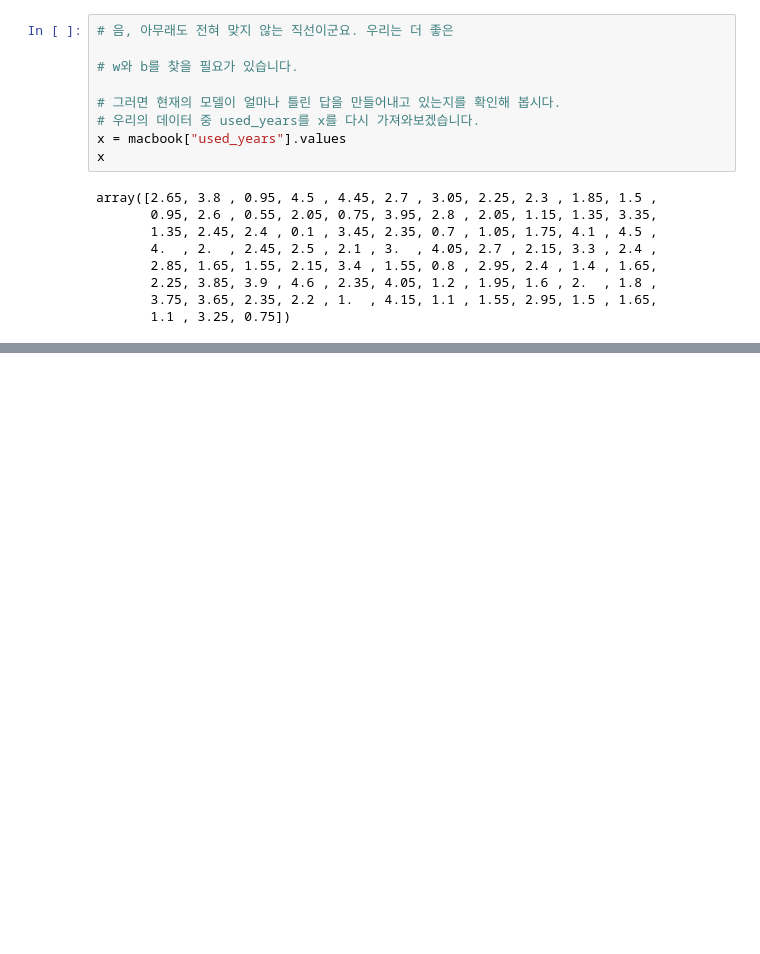
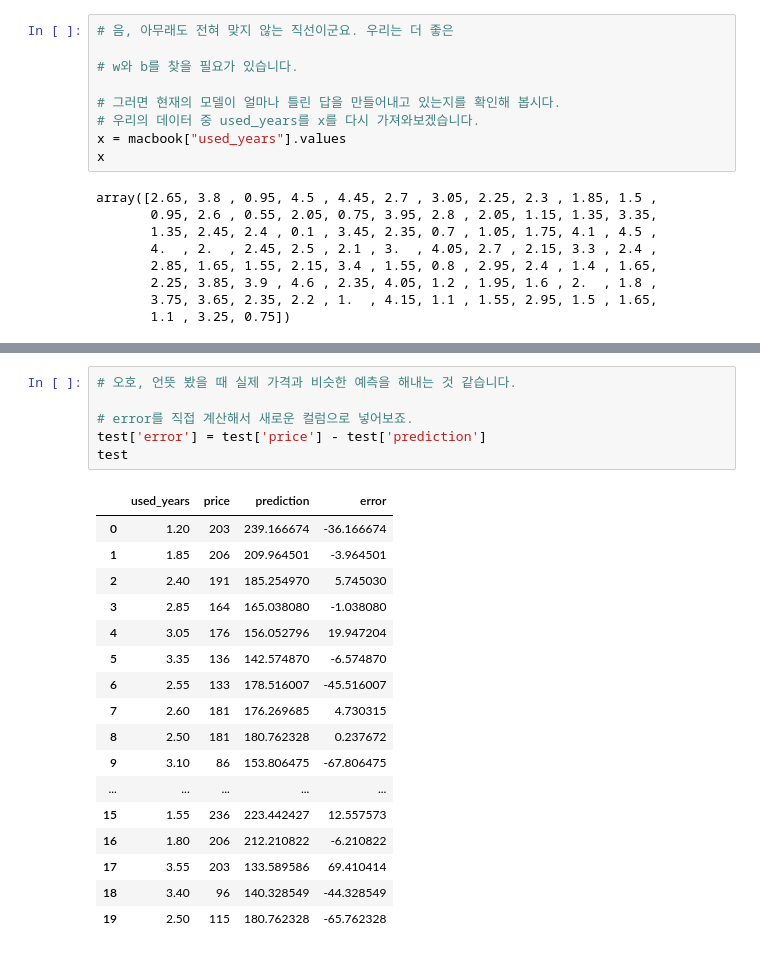
Before and after one commit to ohmanbo/AIFFEL_study, a Jupyter notebook: DA_macbook_bike/260403.ipynb, the cells around one changed output, grey strips where cells are left out. Drawn from its saved outputs; the diff is of its cells as text; blank space fills up the shorter version.

```diff
--- a/DA_macbook_bike/260403.ipynb
+++ b/DA_macbook_bike/260403.ipynb
@@ -170,0 +505,24 @@ array([2.65, 3.8 , 0.95, 4.5 , 4.45, 2.7 , 3.05, 2.25, 2.3 , 1.85, 1.5 ,
+# %%
+# 오호, 언뜻 봤을 때 실제 가격과 비슷한 예측을 해내는 것 같습니다.
+
+# error를 직접 계산해서 새로운 컬럼으로 넣어보죠.
+test['error'] = test['price'] - test['prediction']
+test
+# %% [output]
+|  | used_years | price | prediction | error |
+| 0 | 1.20 | 203 | 239.166674 | -36.166674 |
+| 1 | 1.85 | 206 | 209.964501 | -3.964501 |
+| 2 | 2.40 | 191 | 185.254970 | 5.745030 |
+| 3 | 2.85 | 164 | 165.038080 | -1.038080 |
+| 4 | 3.05 | 176 | 156.052796 | 19.947204 |
+| 5 | 3.35 | 136 | 142.574870 | -6.574870 |
+| 6 | 2.55 | 133 | 178.516007 | -45.516007 |
+| 7 | 2.60 | 181 | 176.269685 | 4.730315 |
+| 8 | 2.50 | 181 | 180.762328 | 0.237672 |
+| 9 | 3.10 | 86 | 153.806475 | -67.806475 |
+| ... | ... | ... | ... | ... |
+| 15 | 1.55 | 236 | 223.442427 | 12.557573 |
+| 16 | 1.80 | 206 | 212.210822 | -6.210822 |
+| 17 | 3.55 | 203 | 133.589586 | 69.410414 |
+| 18 | 3.40 | 96 | 140.328549 | -44.328549 |
+| 19 | 2.50 | 115 | 180.762328 | -65.762328 |
```
Also changed, not shown: parts of 35 cells of this notebook, 1 other file.
